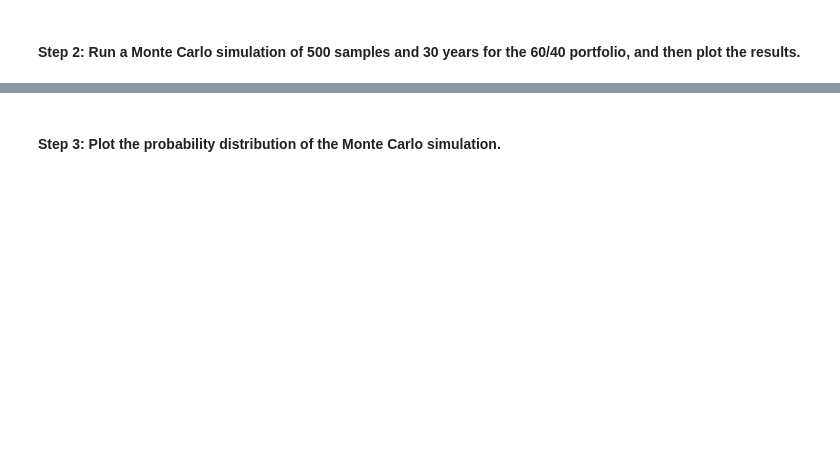
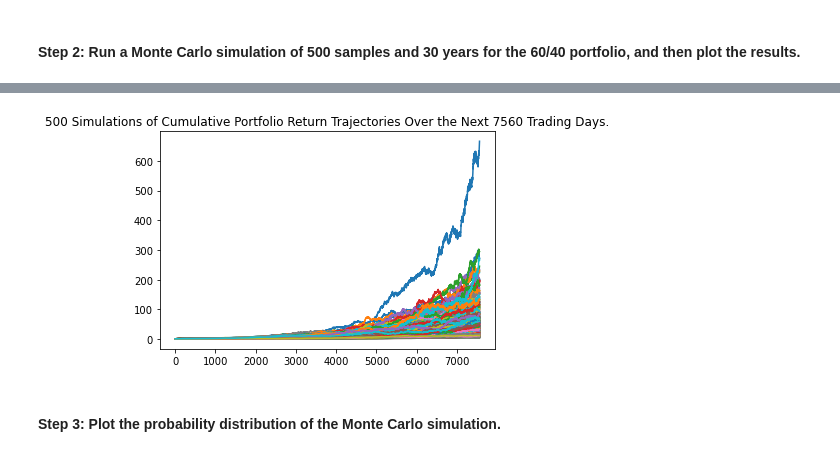
Before and after one commit to Abhishikaf/Financial_Planning, a Jupyter notebook: financial_planning_tools.ipynb, the cells around one changed output, grey strips where cells are left out. Saved outputs shown, nothing was run; the diff lists cells and outputs as text; code cells hidden in the pictures; blank space fills up the shorter version.

```diff
--- a/financial_planning_tools.ipynb
+++ b/financial_planning_tools.ipynb
@@ -154,17 +204,17 @@ agg_shares = 200
 - `start_date` and `end_date`: Use the same date for these parameters, and format them with the date of the previous weekday (or `2020-08-07`). This is because you want the one closing price for the most-recent trading day.
 # %%
 # Set the tickers for both the bond and stock portion of the portfolio
-# YOUR CODE HERE
+tickers = ["SPY","AGG"]
 
 # Set timeframe to 1D
-# YOUR CODE HERE
+timeframe = '1D'
 
 # Format current date as ISO format
 # Set both the start and end date at the date of your prior weekday
 # This will give you the closing price of the previous trading day
 # Alternatively you can use a start and end date of 2020-08-07
-# YOUR CODE HERE
-# YOUR CODE HERE
+start_date = pd.Timestamp("2021-10-25", tz = "America/New_York").isoformat()
+end_date = pd.Timestamp("2021-10-25", tz = "America/New_York").isoformat()
 # %% [markdown]
 #### Step 4: Get the current closing prices for `SPY` and `AGG` by using the Alpaca `get_barset` function. Format the response as a Pandas DataFrame by including the `df` property at the end of the `get_barset` function.
 # %%
@@ -325,19 +408,19 @@ In this section, you’ll use the MCForecastTools library to create a Monte Carl
 # %%
 # Set start and end dates of 3 years back from your current date
 # Alternatively, you can use an end date of 2020-08-07 and work 3 years back from that date
-# YOUR CODE HERE
-# YOUR CODE HERE
+start_date = pd.Timestamp("2018-10-25", tz = "America/New_York").isoformat()
+end_date = pd.Timestamp("2021-10-25", tz = "America/New_York").isoformat()
 
 # Set number of rows to 1000 to retrieve the maximum amount of rows
-# YOUR CODE HERE
+limit_rows = 1000
 # %%
 # Use the Alpaca get_barset function to make the API call to get the 3 years worth of pricing data
 # The tickers and timeframe parameters should have been set in Part 1 of this activity
 # The start and end dates should be updated with the information set above
 # Remember to add the df property to the end of the call so the response is returned as a DataFrame
-# YOUR CODE HERE
+prices_df = alpaca.get_barset(tickers, timeframe, start = start_date, end = end_date, limit = limit_rows).df
 
 
 # Display both the first and last five rows of the DataFrame
-# YOUR CODE HERE
-# YOUR CODE HERE
+display(prices_df.head())
+display(prices_df.tail())
@@ -347,7 +447,10 @@ In this section, you’ll use the MCForecastTools library to create a Monte Carl
 # Configure the Monte Carlo simulation to forecast 30 years cumulative returns
 # The weights should be split 40% to AGG and 60% to SPY.
 # Run 500 samples.
-# YOUR CODE HERE
+MC_retirement = MCSimulation(portfolio_data = prices_df,
+                            weights = [0.40, 0.60],
+                            num_simulation = 500,
+                            num_trading_days = 252*30)
 
 # Review the simulation input data
-# YOUR CODE HERE
+MC_retirement.portfolio_data.head()
@@ -357,7 +500,9 @@ In this section, you’ll use the MCForecastTools library to create a Monte Carl
 # %%
 # Visualize the 30-year Monte Carlo simulation by creating an
 # overlay line plot
-# YOUR CODE HERE
+MC_retirement_line_plot = MC_retirement.plot_simulation()
+# %% [output]
+[figure, added]
 # %% [markdown]
 #### Step 3: Plot the probability distribution of the Monte Carlo simulation.
 # %%
```
Also changed, not shown: parts of 39 cells of this notebook.
